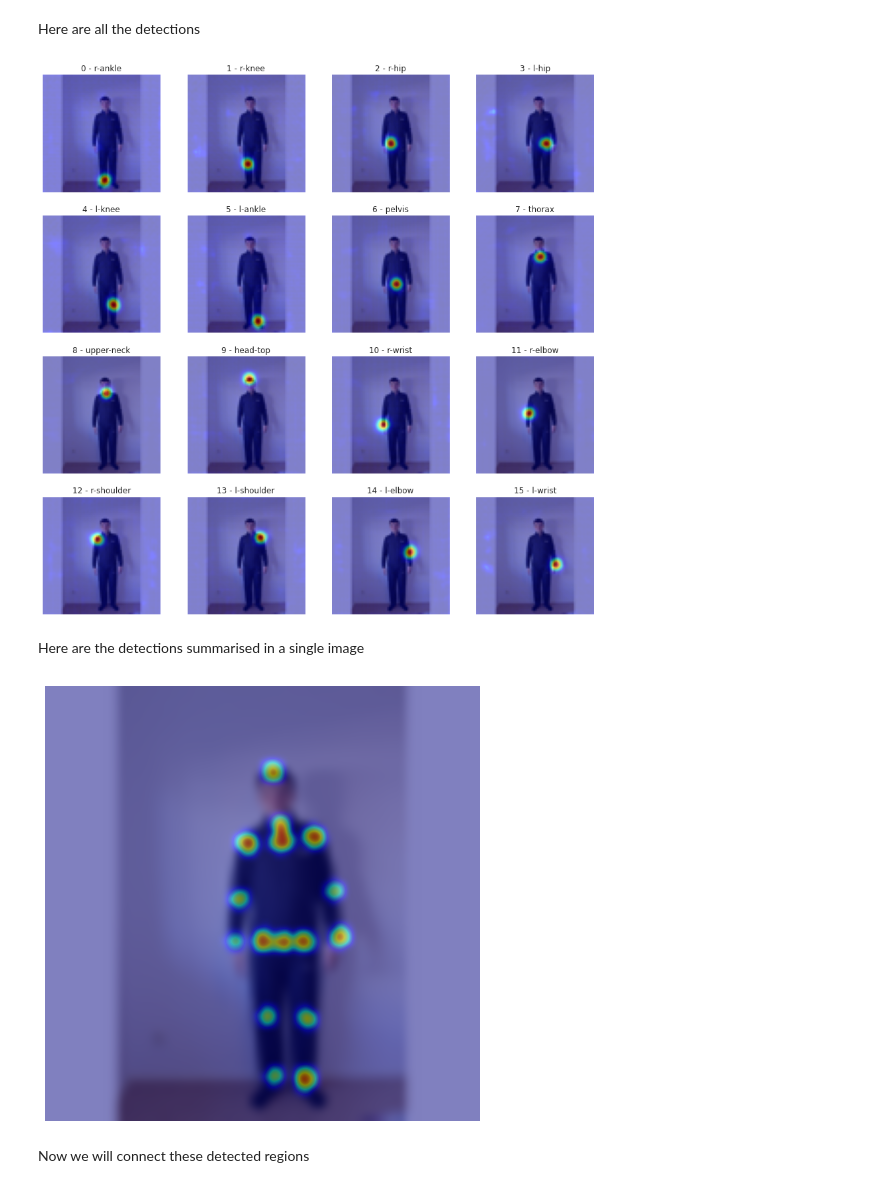
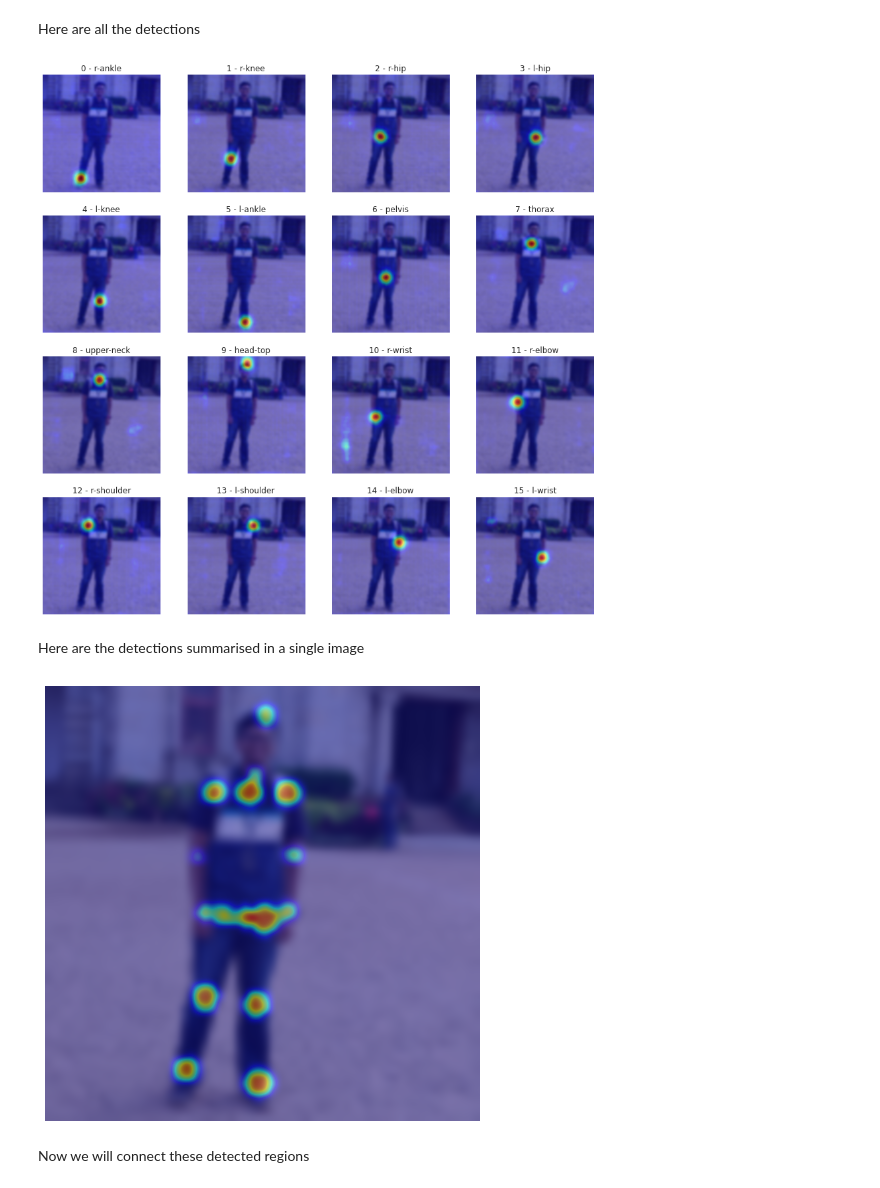
Before and after one commit to satyajitghana/TSAI-DeepVision-EVA4.0-Phase-2, a Jupyter notebook: 05-HumanPoseEstimation-ONNX/HumanPoseEstimation_ONNX_Quant.ipynb, the cells around one changed output. Saved outputs shown, nothing was run; the diff lists cells and outputs as text; code cells hidden in the pictures.

```diff
--- a/05-HumanPoseEstimation-ONNX/HumanPoseEstimation_ONNX_Quant.ipynb
+++ b/05-HumanPoseEstimation-ONNX/HumanPoseEstimation_ONNX_Quant.ipynb
@@ -121,5 +150,5 @@ pose.png            100%[===================>] 206.93K  1.33MB/s    in 0.2s
 # %%
-IMAGE_FILE = 'pose.png'
+IMAGE_FILE = 'satyajit-pose.jpg'
 # %%
 image = Image.open(IMAGE_FILE)
 image = image.convert('RGB')
@@ -187,15 +216,15 @@ Here are all the detections
 # %%
 plt.figure(figsize=(15, 15))
 for idx, pose_layer in enumerate(get_detached(output)):
     # print(pose_layer.shape)
     plt.subplot(4, 4, idx + 1)
     plt.title(f'{idx} - {JOINTS[idx]}')
-    plt.imshow(image.resize((OUT_WIDTH, OUT_HEIGHT)), cmap='gray')
+    plt.imshow(image.resize((OUT_WIDTH, OUT_HEIGHT)), cmap='gray', interpolation='bicubic')
     plt.imshow(pose_layer, alpha=0.5, cmap='jet', interpolation='bicubic')
     plt.axis('off')
 plt.show()
 # %% [output]
-[figure, old version]
+[figure, new version]
 # %% [markdown]
 Here are the detections summarised in a single image
 # %%
@@ -208,7 +237,7 @@ plt.imshow(layer_sum, alpha=0.5, cmap='jet', interpolation='bicubic')
 plt.axis('off')
 plt.show()
 # %% [output]
-[figure, old version]
+[figure, new version]
 # %% [markdown]
 Now we will connect these detected regions
 # %%
```
Also changed, not shown: parts of 10 cells of this notebook.
